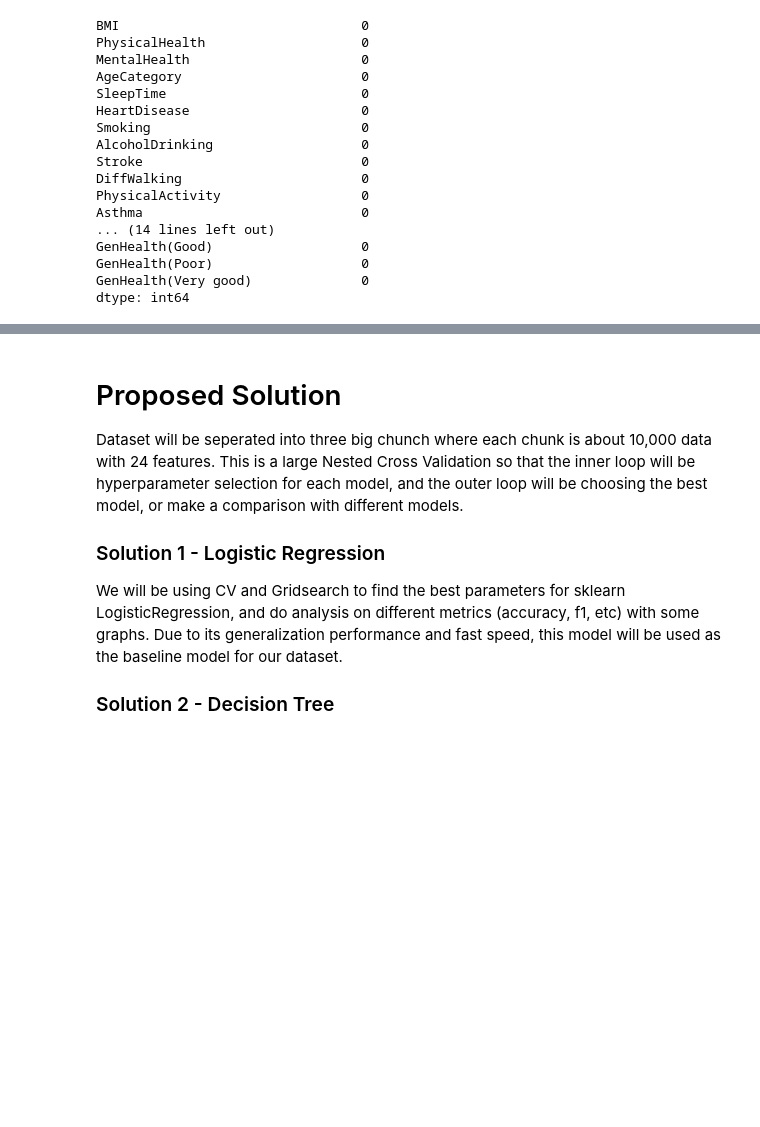
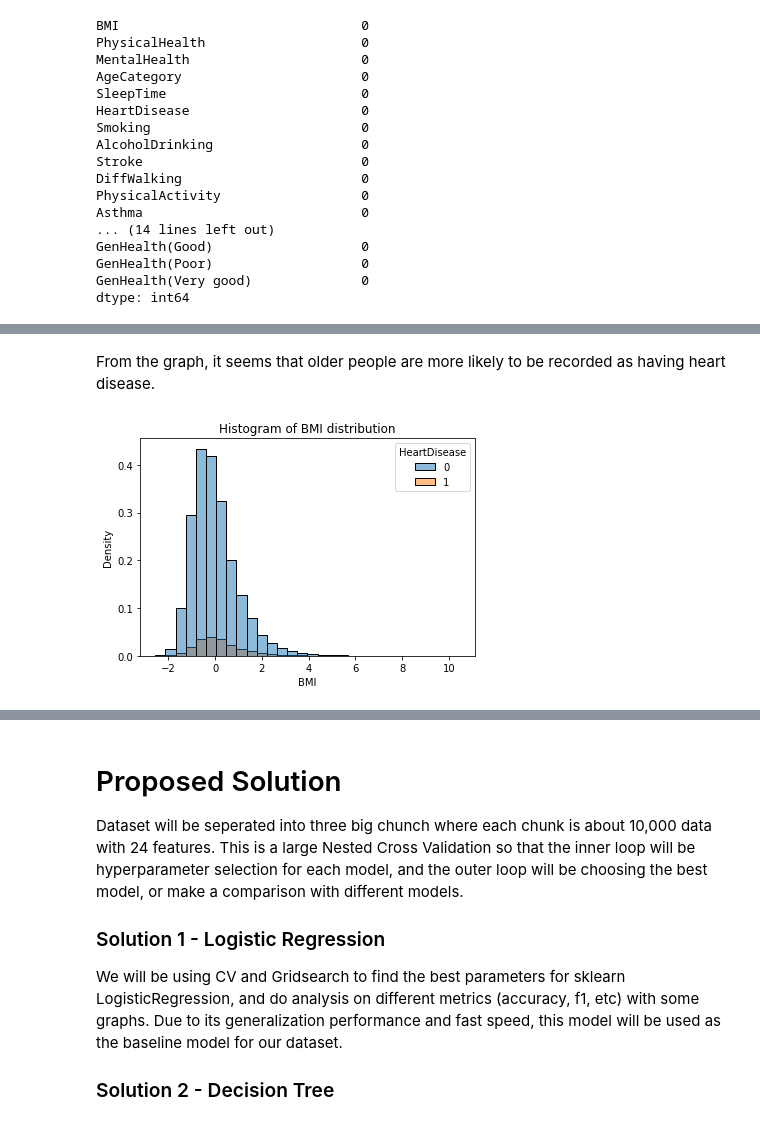
Before and after one commit to COGS118A/Group011-Sp22, a Jupyter notebook: Checkpoint_group011.ipynb, the cells around one changed output, grey strips where cells are left out. Saved outputs shown, nothing was run; the diff lists cells and outputs as text; code cells hidden in the pictures; blank space fills up the shorter version.

```diff
--- a/Checkpoint_group011.ipynb
+++ b/Checkpoint_group011.ipynb
@@ -311,0 +384,7 @@ dtype: int64
+# %% [markdown]
+From the graph, it seems that older people are more likely to be recorded as having heart disease.
+# %%
+sns.histplot(data=result_df, x="BMI", hue="HeartDisease", bins=30, stat="density").set(title='Histogram of BMI distribution')
+plt.show()
+# %% [output]
+[figure, added]
```
Also changed, not shown: parts of 43 cells of this notebook, 1 other file.
